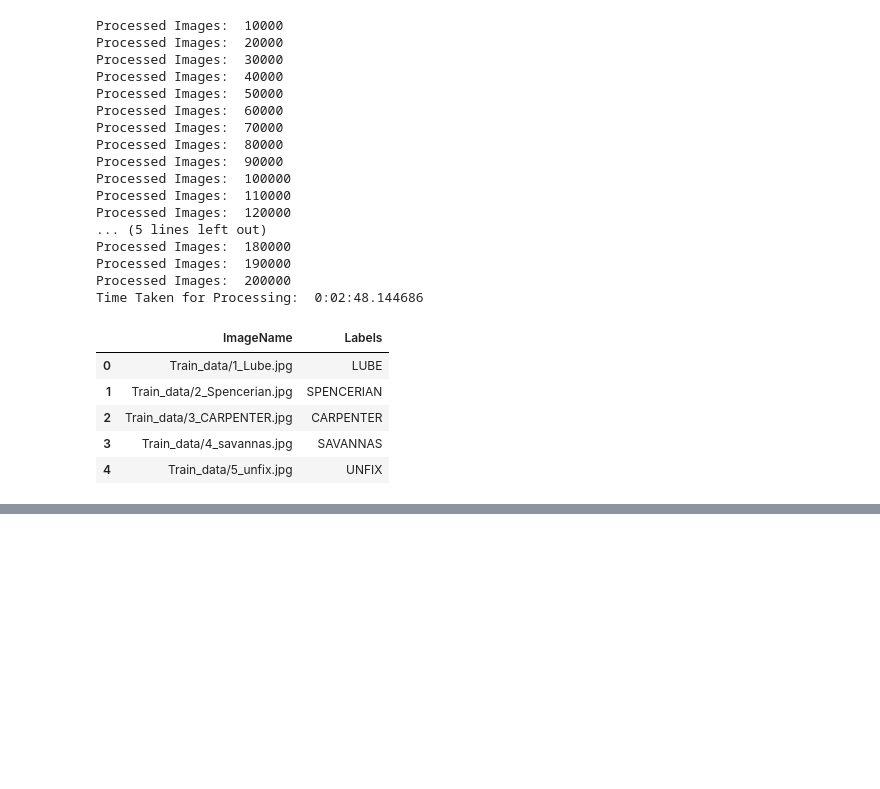
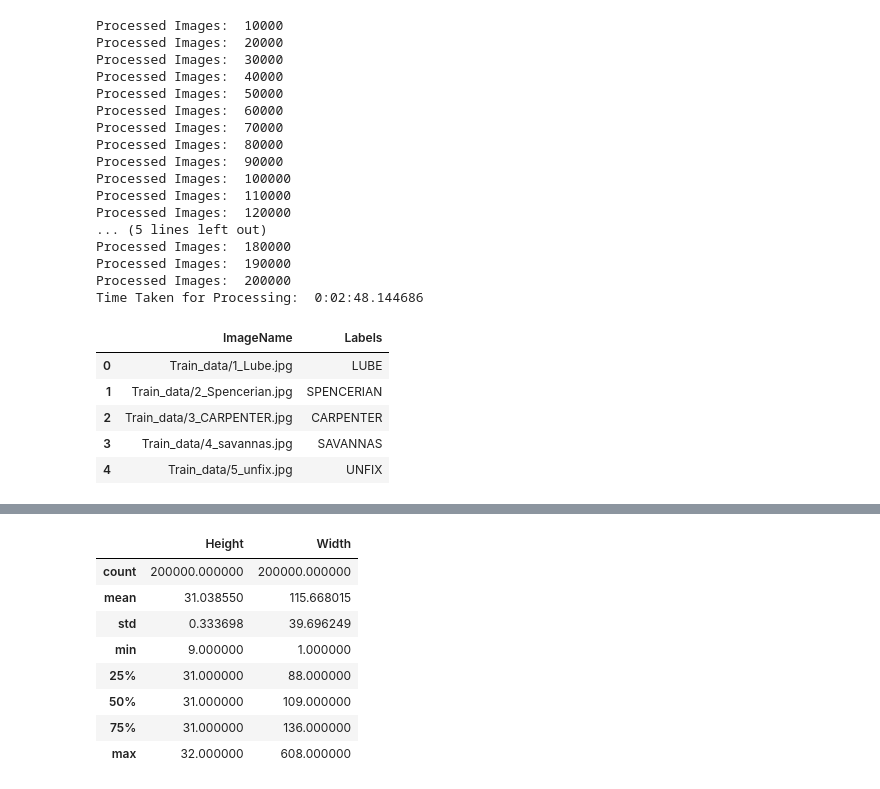
Before and after one commit to Yurii-Vipshovsky/Image_text_recognition_CRNN, a Jupyter notebook: Text_recognition.ipynb, the cells around one changed output, grey strips where cells are left out. Cells and saved outputs as stored; diff of their text form; code cells hidden in the pictures; blank space fills up the shorter version.

```diff
--- a/Text_recognition.ipynb
+++ b/Text_recognition.ipynb
@@ -257,0 +298,13 @@ train_data.to_csv('Train_Final.csv')
+# %%
+train_img_size = pandas.read_csv('Train_image_sizes.csv')
+train_img_size.describe()
+# %% [output]
+|  | Height | Width |
+| count | 200000.000000 | 200000.000000 |
+| mean | 31.038550 | 115.668015 |
+| std | 0.333698 | 39.696249 |
+| min | 9.000000 | 1.000000 |
+| 25% | 31.000000 | 88.000000 |
+| 50% | 31.000000 | 109.000000 |
+| 75% | 31.000000 | 136.000000 |
+| max | 32.000000 | 608.000000 |
```
Also changed, not shown: parts of 31 cells of this notebook, 1 other file.
